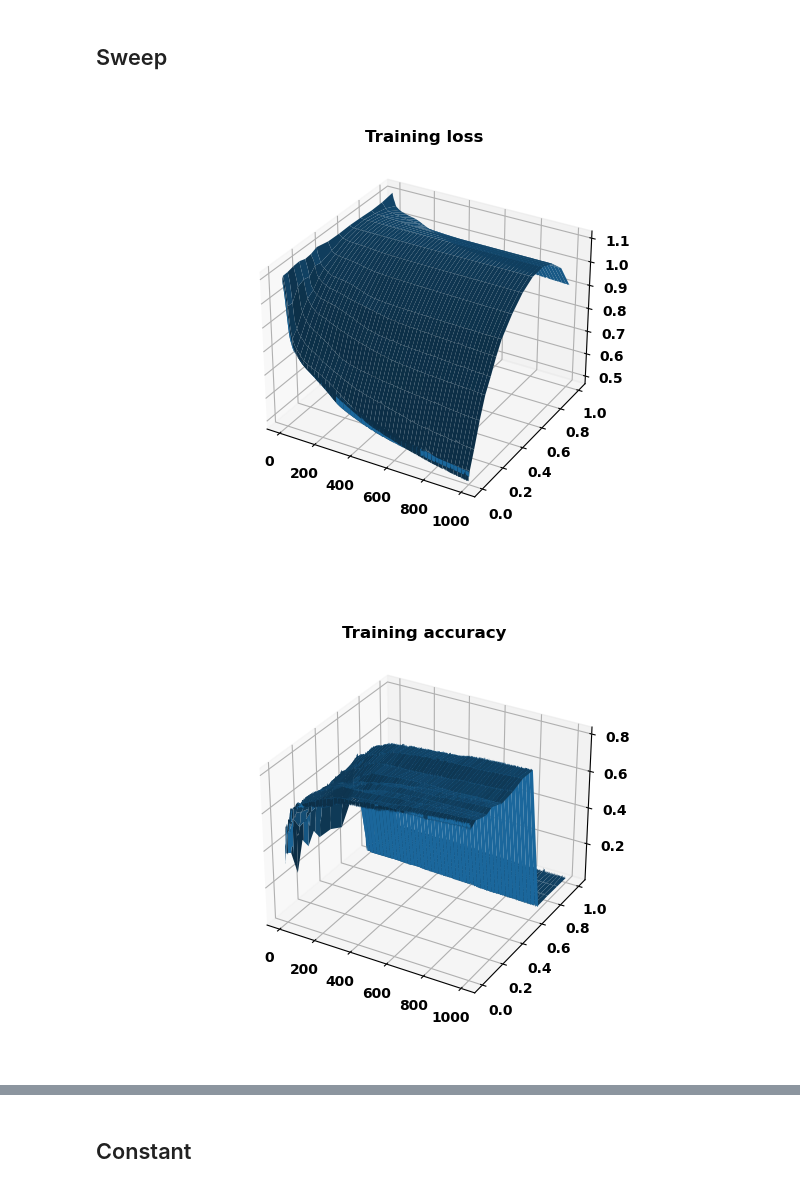
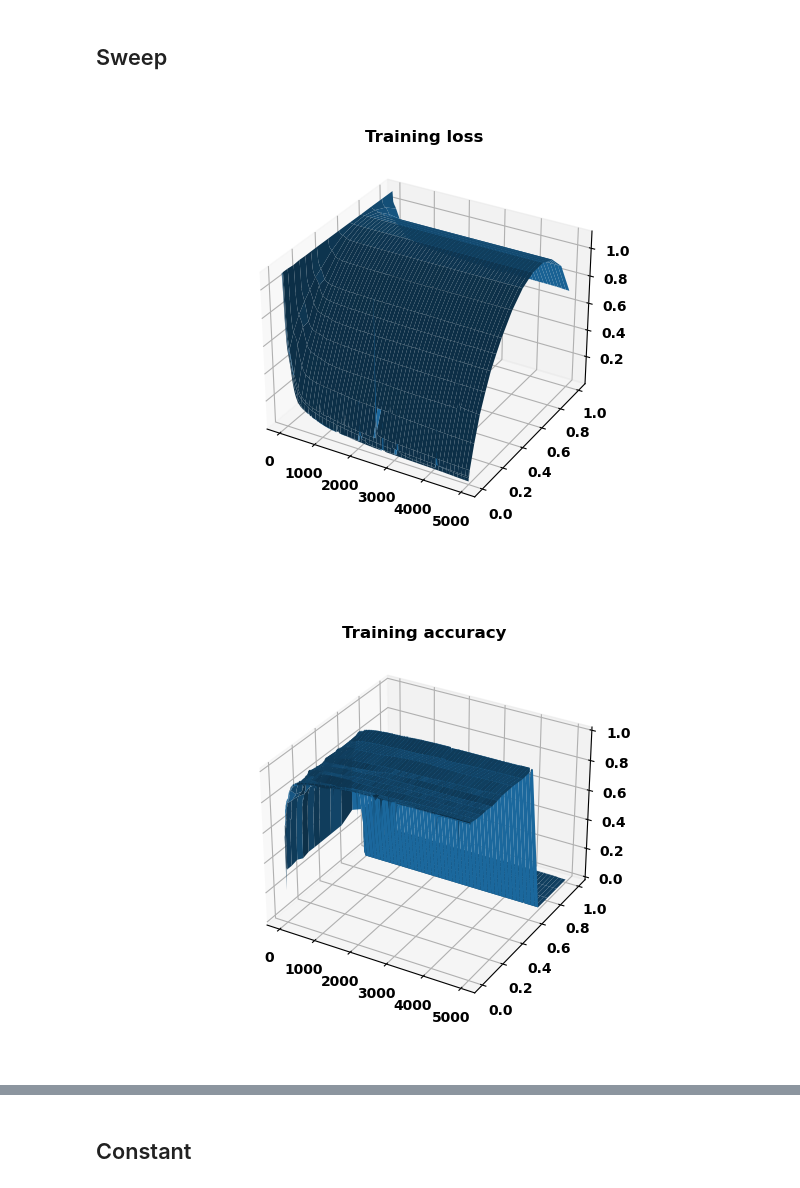
Before and after one commit to AlexanderAuras/learning_the_loss, a Jupyter notebook: 2d.ipynb, the cells around one changed output, grey strips where cells are left out. Cells and saved outputs as stored; diff of their text form; code cells hidden in the pictures.

```diff
--- a/2d.ipynb
+++ b/2d.ipynb
@@ -27,10 +26,10 @@ data_size = 0.3
 data_width = 12.0
 data_height = 6.0
 data_counts = ([200,200,200],[75,75,75],[75,75,75])
-data_counts_acc = ([0],[0],[0])
-for i in range(len(data_counts)):
-    for j in range(len(data_counts[i])):
-        data_counts_acc[i].append(data_counts_acc[i][j]+data_counts[i][j])
+#data_counts_acc = ([0],[0],[0])
+#for i in range(len(data_counts)):
+#    for j in range(len(data_counts[i])):
+#        data_counts_acc[i].append(data_counts_acc[i][j]+data_counts[i][j])
 data_functions = [
     lambda x: torch.cos(x),
     lambda x: torch.full_like(x, 3.0)
@@ -59,7 +58,7 @@ def generateData(counts, noise=True):
 
     return points, labels
 # %%
-x_train, y_train = generateData(data_counts[0])
+x_train, y_train = generateData(data_counts[0], False)
 
 fig = plt.figure()
 axes = fig.add_subplot(111)
@@ -132,7 +131,7 @@ y_val   = y_val.cuda()
 x_test  = x_test.cuda()
 y_test  = y_test.cuda()
 
-epochs = 1000
+epochs = 5000
 losses_train = np.zeros((epochs,))
 accuracy_train = np.zeros((epochs,))
 losses_test = np.zeros((epochs,))
@@ -142,9 +141,9 @@ for i in range(epochs):
     z_train = model(x_train)
     loss = loss_function(z_train, y_train)
     losses_train[i] = loss.item()
-    accuracy_train[i] = (torch.argmax(torch.nn.functional.softmax(z_train, dim=1), dim=1)==y_train).sum()/data_counts_acc[0][len(data_counts_acc[0])-1]
+    accuracy_train[i] = (torch.argmax(torch.nn.functional.softmax(z_train, dim=1), dim=1)==y_train).sum()/y_train.shape[0]
     losses_test[i] = loss_function(model(x_test), y_test).item()
-    accuracy_test[i] = (torch.argmax(torch.nn.functional.softmax(model(x_test), dim=1), dim=1)==y_test).sum()/data_counts_acc[2][len(data_counts_acc[2])-1]
+    accuracy_test[i] = (torch.argmax(torch.nn.functional.softmax(model(x_test), dim=1), dim=1)==y_test).sum()/y_test.shape[0]
     optimizer.zero_grad()
     loss.backward()
     optimizer.step()
@@ -217,7 +216,7 @@ with torch.no_grad():
 ## Sweep
 # %%
 values = [0.0, 0.001, 0.005, 0.01, 0.05, 0.1, 0.15, 0.2, 0.25, 0.3, 0.4, 0.5, 0.6, 0.7, 0.8, 0.9, 1.0]
-epochs = 1000
+epochs = 5000
 losses_train = np.zeros((len(values),epochs))
 accuracy_train = np.zeros((len(values),epochs))
 losses_test = np.zeros((len(values),epochs))
@@ -241,40 +240,40 @@ for v in range(len(values)):
         z_train = model(x_train)
         loss = loss_function(z_train, y_train)
         losses_train[v,i] = loss.item()
-        accuracy_train[v,i] = (torch.argmax(torch.nn.functional.softmax(z_train, dim=1), dim=1)==y_train).sum()/data_counts_acc[0][len(data_counts_acc[0])-1]
+        accuracy_train[v,i] = (torch.argmax(torch.nn.functional.softmax(z_train, dim=1), dim=1)==y_train).sum()/y_train.shape[0]
         losses_test[v,i] = loss_function(model(x_test), y_test).item()
-        accuracy_test[v,i] = (torch.argmax(torch.nn.functional.softmax(model(x_test), dim=1), dim=1)==y_test).sum()/data_counts_acc[2][len(data_counts_acc[2])-1]
+        accuracy_test[v,i] = (torch.argmax(torch.nn.functional.softmax(model(x_test), dim=1), dim=1)==y_test).sum()/y_test.shape[0]
         optimizer.zero_grad()
         loss.backward()
         optimizer.step()
 
 fig = plt.figure()
 axes = fig.add_subplot(111, projection="3d")
 axes.set_title("Training loss")
 grid_x, grid_y = np.meshgrid(np.arange(epochs)*1.0, np.array(values), indexing="ij")
-axes.plot_surface(grid_x, grid_y, losses_train.transpose(1,0))
+axes.plot_surface(grid_x, grid_y, np.minimum(losses_train.transpose(1,0), 1.1))
 axes.grid()
 
 fig = plt.figure()
 axes = fig.add_subplot(111, projection="3d")
 axes.set_title("Training accuracy")
 grid_x, grid_y = np.meshgrid(np.arange(epochs)*1.0, np.array(values), indexing="ij")
 axes.plot_surface(grid_x, grid_y, accuracy_train.transpose(1,0))
 axes.grid()
 
 fig = plt.figure()
 axes = fig.add_subplot(111, projection="3d")
 axes.set_title("Test loss")
 grid_x, grid_y = np.meshgrid(np.arange(epochs)*1.0, np.array(values), indexing="ij")
-axes.plot_surface(grid_x, grid_y, losses_test.transpose(1,0))
+axes.plot_surface(grid_x, grid_y, np.minimum(losses_test.transpose(1,0), 1.1))
 axes.grid()
 
 fig = plt.figure()
 axes = fig.add_subplot(111, projection="3d")
 axes.set_title("Test accuracy")
 grid_x, grid_y = np.meshgrid(np.arange(epochs)*1.0, np.array(values), indexing="ij")
 axes.plot_surface(grid_x, grid_y, accuracy_test.transpose(1,0))
 axes.grid()
 # %% [output]
-[figure, old version]
+[figure, new version]
-[figure, old version]
+[figure, new version]
```
Also changed, not shown: parts of 12 cells of this notebook, 11 other files.
